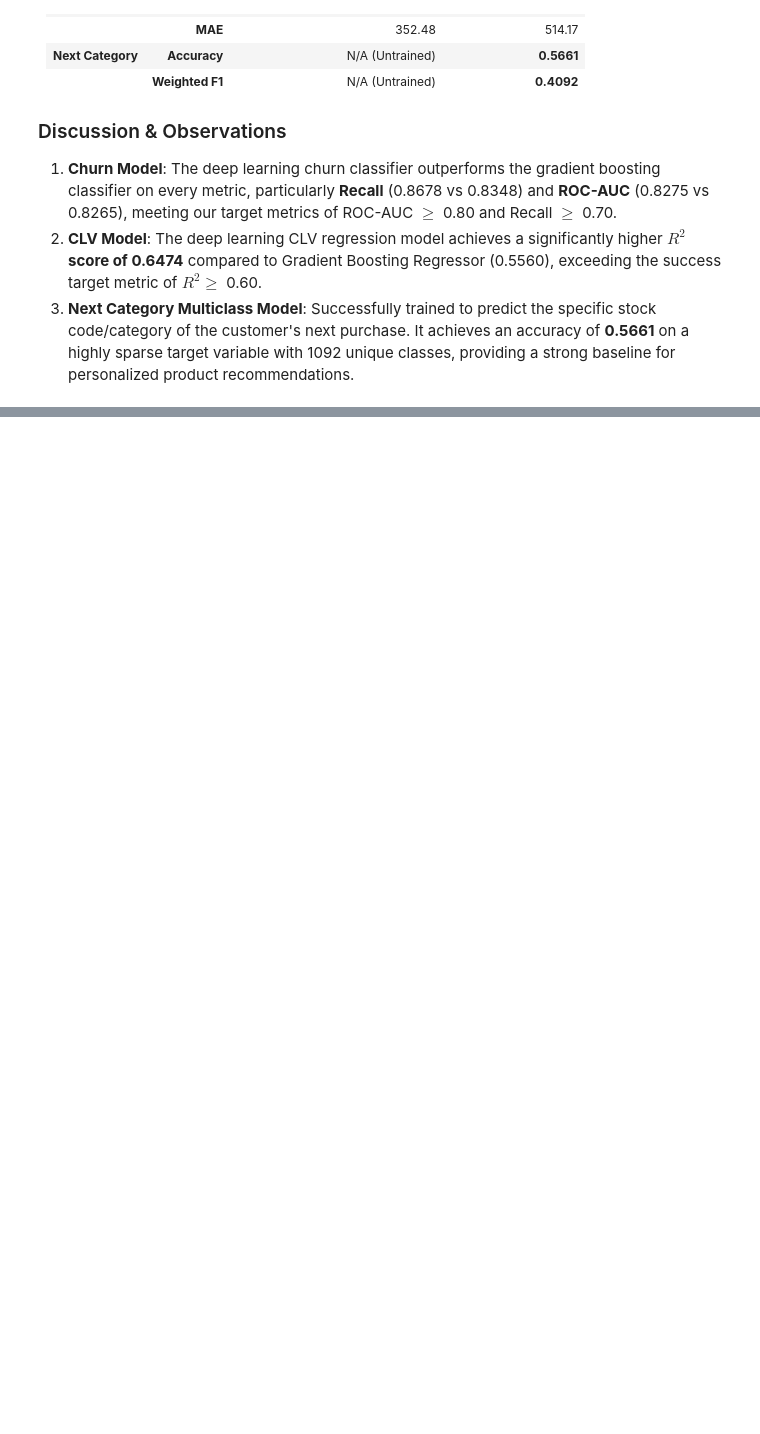
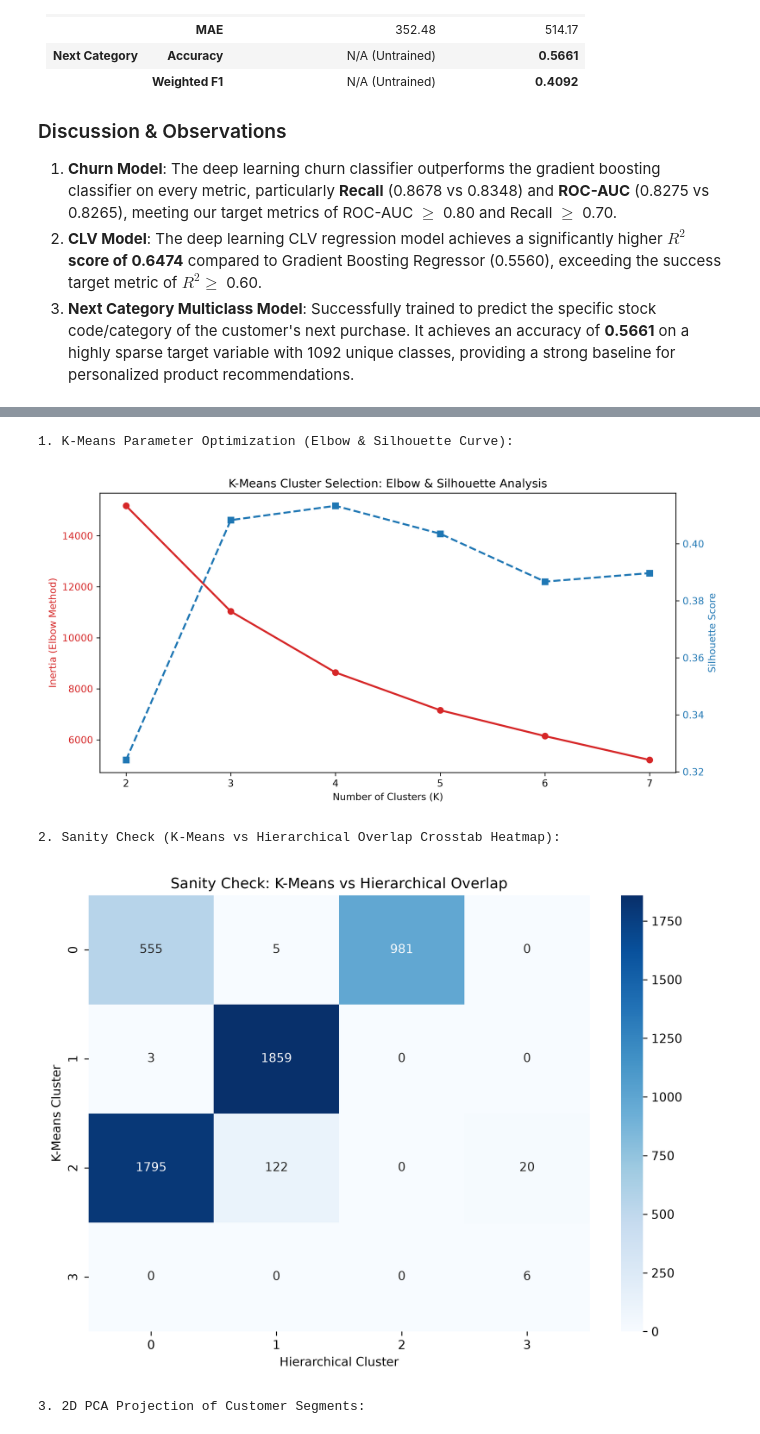
Before and after one commit to OjasDharaskar/customer-behavior-prediction-platform, a Jupyter notebook: notebook/03_model_experiment.ipynb, the cells around one changed output, grey strips where cells are left out. Cells and saved outputs as stored; diff of their text form; code cells hidden in the pictures; blank space fills up the shorter version.

Commit message:
Segmentation implemented

```diff
--- a/notebook/03_model_experiment.ipynb
+++ b/notebook/03_model_experiment.ipynb
@@ -402,0 +453,18 @@ Let's compare the metrics achieved on the final test set for both Traditional Ma
+# %%
+# Display the generated diagnostics and visualization plots inline
+from IPython.display import Image, display
+
+print("1. K-Means Parameter Optimization (Elbow & Silhouette Curve):")
+display(Image(filename='../models_artifacts/clustering_elbow_silhouette.png'))
+
+print("\n2. Sanity Check (K-Means vs Hierarchical Overlap Crosstab Heatmap):")
+display(Image(filename='../models_artifacts/kmeans_vs_hierarchical_crosstab.png'))
+
+print("\n3. 2D PCA Projection of Customer Segments:")
+display(Image(filename='../models_artifacts/customer_segments_scatter.png'))
+# %% [output]
+1. K-Means Parameter Optimization (Elbow & Silhouette Curve):
+[figure, added]
+2. Sanity Check (K-Means vs Hierarchical Overlap Crosstab Heatmap):
+[figure, added]
+3. 2D PCA Projection of Customer Segments:
```
Also changed, not shown: parts of 4 cells of this notebook, 9 other files.
